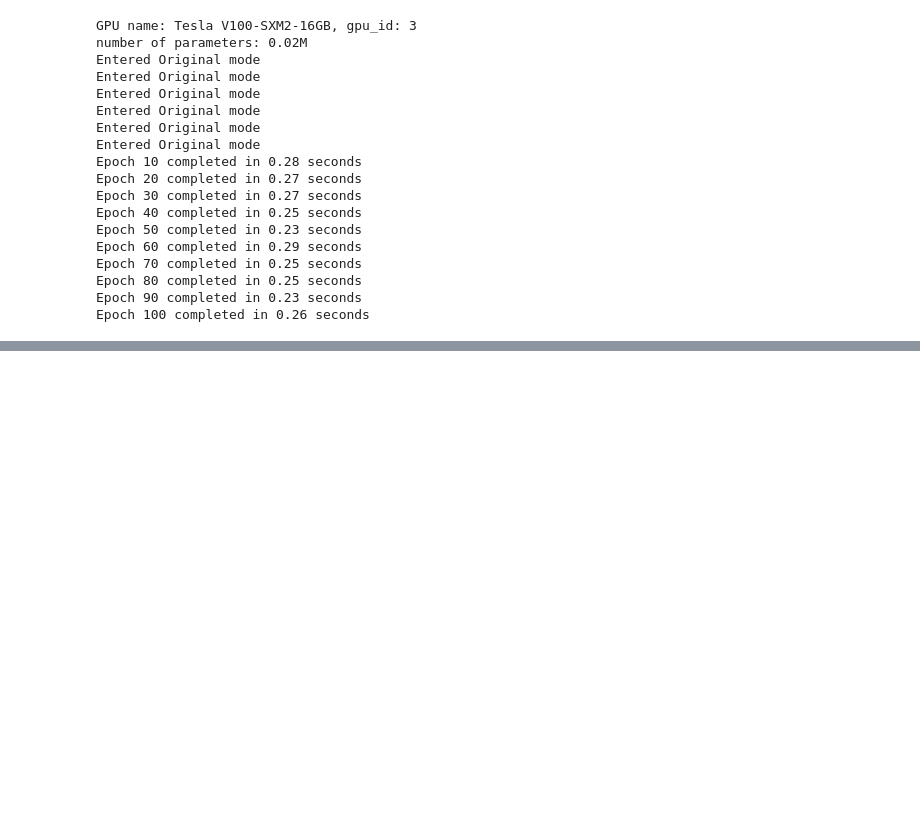
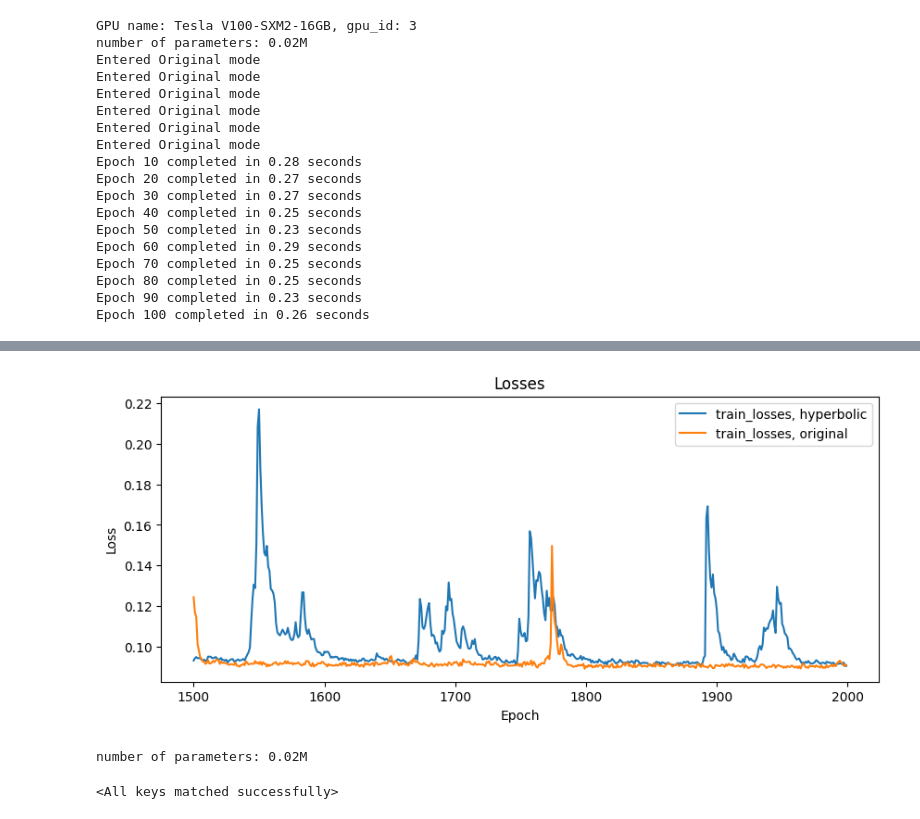
Before and after one commit to Alex2034/nanoGPT, a Jupyter notebook: train_simplified.ipynb, the cells around one changed output, grey strips where cells are left out. Saved outputs shown, nothing was run; the diff lists cells and outputs as text; code cells hidden in the pictures; blank space fills up the shorter version.

```diff
--- a/train_simplified.ipynb
+++ b/train_simplified.ipynb
@@ -207,0 +233,12 @@ plt.show()
+# %%
+plt.figure(figsize=(10, 4))
+for plot, name in plots[::2]:
+    plt.plot(range(1500, 2000), plot[1500:], label = name)
+plt.xlabel('Epoch')
+plt.ylabel('Loss')
+plt.title('Losses')
+plt.legend()
+plt.savefig('out/overfit_train_losses_end.png')
+plt.show()
+# %% [output]
+[figure, added]
@@ -207,0 +263,8 @@ plt.show()
+# %%
+chkpt = torch.load('out/' + files[1])
+model = GPT(GPTConfig(**chkpt['model_args']))
+
+model.load_state_dict(chkpt['model'])
+# %% [output]
+number of parameters: 0.02M
+<All keys matched successfully>
```
Also changed, not shown: parts of 10 cells of this notebook, 6 other files.
